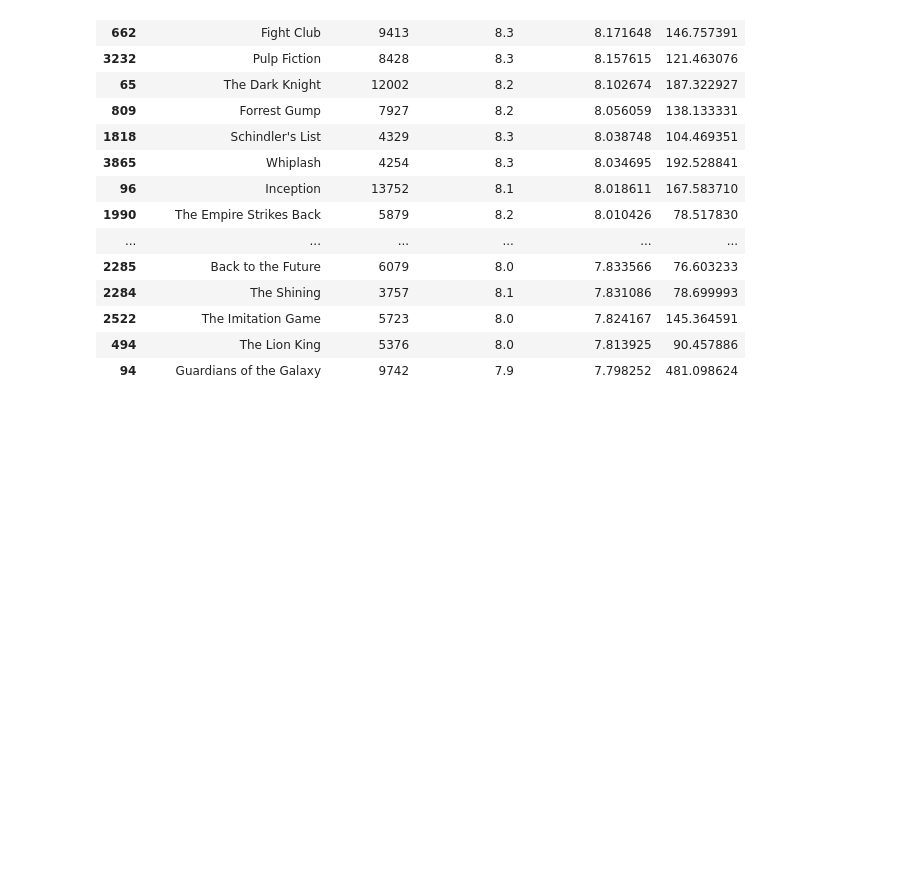
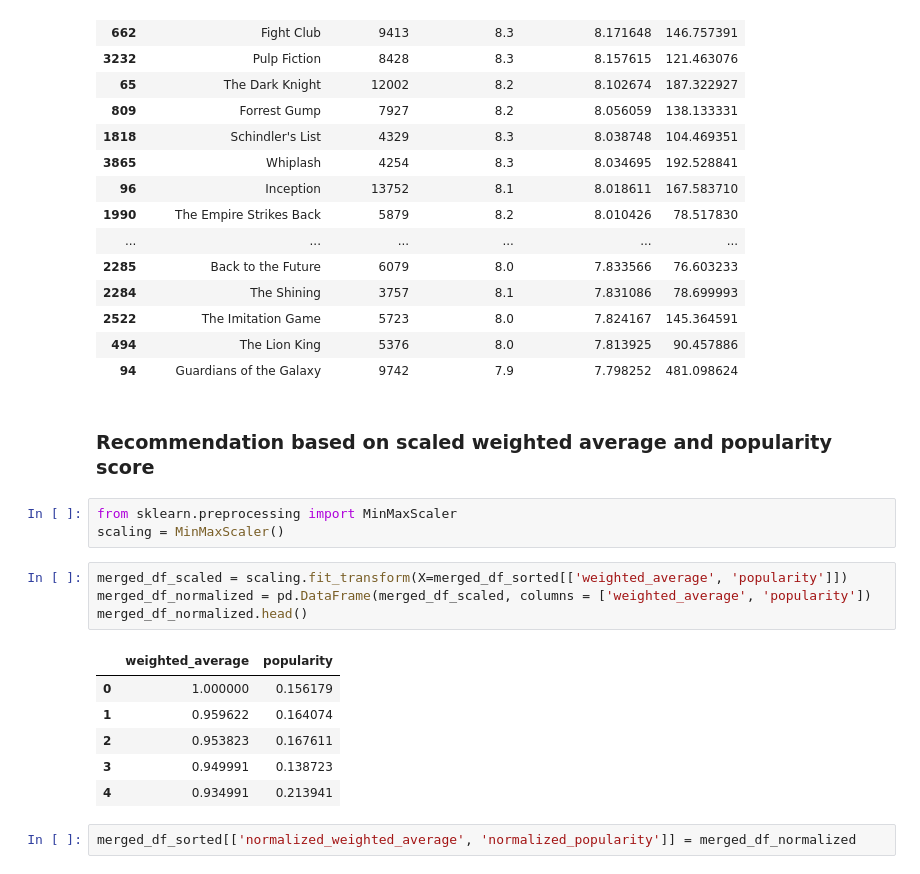
Before and after one commit to arjunjanamatti/recommend_system, a Jupyter notebook: youtube_videos/Untitled.ipynb, the cells around one changed output. Drawn from its saved outputs; the diff is of its cells as text; blank space fills up the shorter version.

```diff
--- a/youtube_videos/Untitled.ipynb
+++ b/youtube_videos/Untitled.ipynb
@@ -130,3 +134,21 @@ merged_df_sorted[['original_title', 'vote_count', 'vote_average', 'weighted_aver
 | 2522 | The Imitation Game | 5723 | 8.0 | 7.824167 | 145.364591 |
 | 494 | The Lion King | 5376 | 8.0 | 7.813925 | 90.457886 |
 | 94 | Guardians of the Galaxy | 9742 | 7.9 | 7.798252 | 481.098624 |
+# %% [markdown]
+### Recommendation based on scaled weighted average and popularity score
+# %%
+from sklearn.preprocessing import MinMaxScaler
+scaling = MinMaxScaler()
+# %%
+merged_df_scaled = scaling.fit_transform(X=merged_df_sorted[['weighted_average', 'popularity']])
+merged_df_normalized = pd.DataFrame(merged_df_scaled, columns = ['weighted_average', 'popularity'])
+merged_df_normalized.head()
+# %% [output]
+|  | weighted_average | popularity |
+| 0 | 1.000000 | 0.156179 |
+| 1 | 0.959622 | 0.164074 |
+| 2 | 0.953823 | 0.167611 |
+| 3 | 0.949991 | 0.138723 |
+| 4 | 0.934991 | 0.213941 |
+# %%
+merged_df_sorted[['normalized_weighted_average', 'normalized_popularity']] = merged_df_normalized
```
Also changed, not shown: parts of 4 cells of this notebook.
